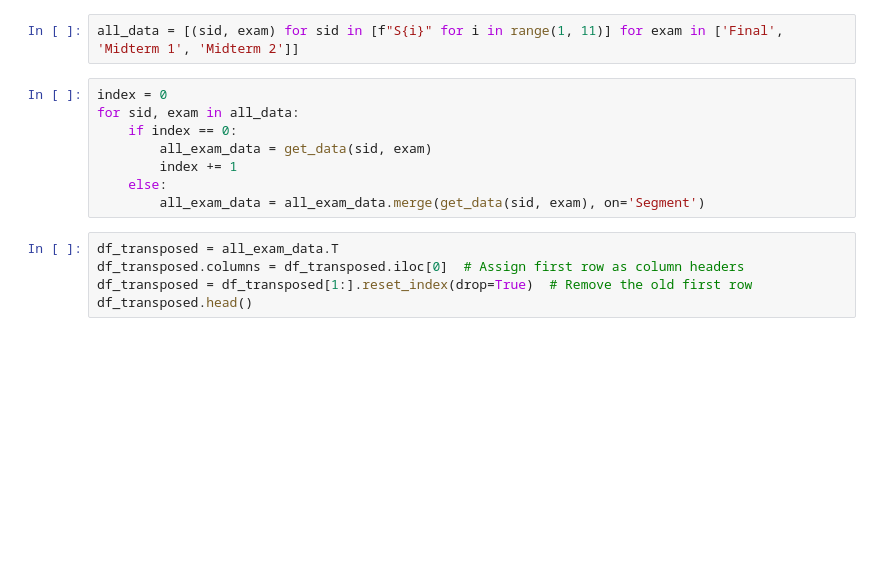
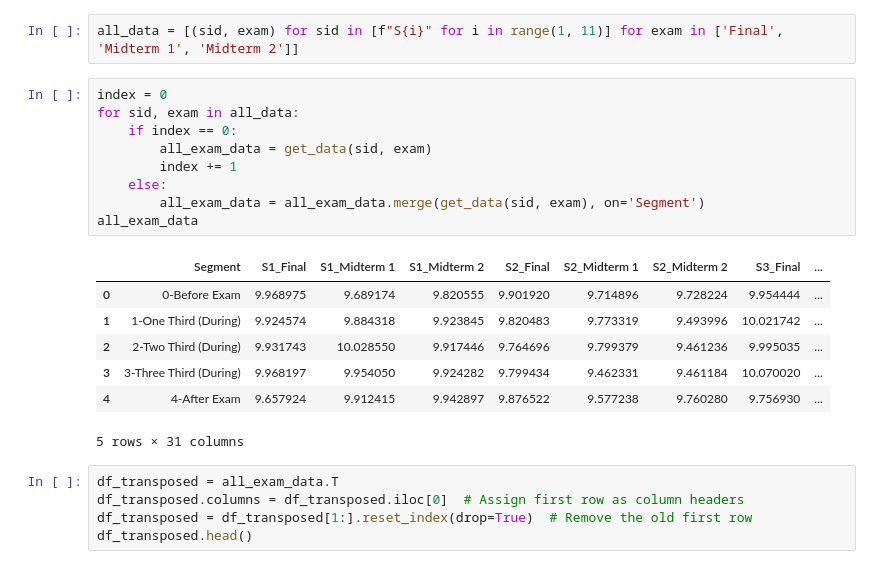
Before and after one commit to kiwwifruit/project3, a Jupyter notebook: not_use/acc.ipynb, the cells around one changed output. Saved outputs shown, nothing was run; the diff lists cells and outputs as text; blank space fills up the shorter version.

```diff
--- a/not_use/acc.ipynb
+++ b/not_use/acc.ipynb
@@ -170,11 +170,20 @@ all_data = [(sid, exam) for sid in [f"S{i}" for i in range(1, 11)] for exam in [
 # %%
 index = 0
 for sid, exam in all_data:
     if index == 0:
         all_exam_data = get_data(sid, exam)
         index += 1
     else:
         all_exam_data = all_exam_data.merge(get_data(sid, exam), on='Segment')
+all_exam_data
+# %% [output]
+|  | Segment | S1_Final | S1_Midterm 1 | S1_Midterm 2 | S2_Final | S2_Midterm 1 | S2_Midterm 2 | S3_Final | ... |
+| 0 | 0-Before Exam | 9.968975 | 9.689174 | 9.820555 | 9.901920 | 9.714896 | 9.728224 | 9.954444 | ... |
+| 1 | 1-One Third (During) | 9.924574 | 9.884318 | 9.923845 | 9.820483 | 9.773319 | 9.493996 | 10.021742 | ... |
+| 2 | 2-Two Third (During) | 9.931743 | 10.028550 | 9.917446 | 9.764696 | 9.799379 | 9.461236 | 9.995035 | ... |
+| 3 | 3-Three Third (During) | 9.968197 | 9.954050 | 9.924282 | 9.799434 | 9.462331 | 9.461184 | 10.070020 | ... |
+| 4 | 4-After Exam | 9.657924 | 9.912415 | 9.942897 | 9.876522 | 9.577238 | 9.760280 | 9.756930 | ... |
+5 rows × 31 columns
 # %%
 df_transposed = all_exam_data.T
 df_transposed.columns = df_transposed.iloc[0]  # Assign first row as column headers
```
Also changed, not shown: parts of 3 cells of this notebook, 1 other file.
